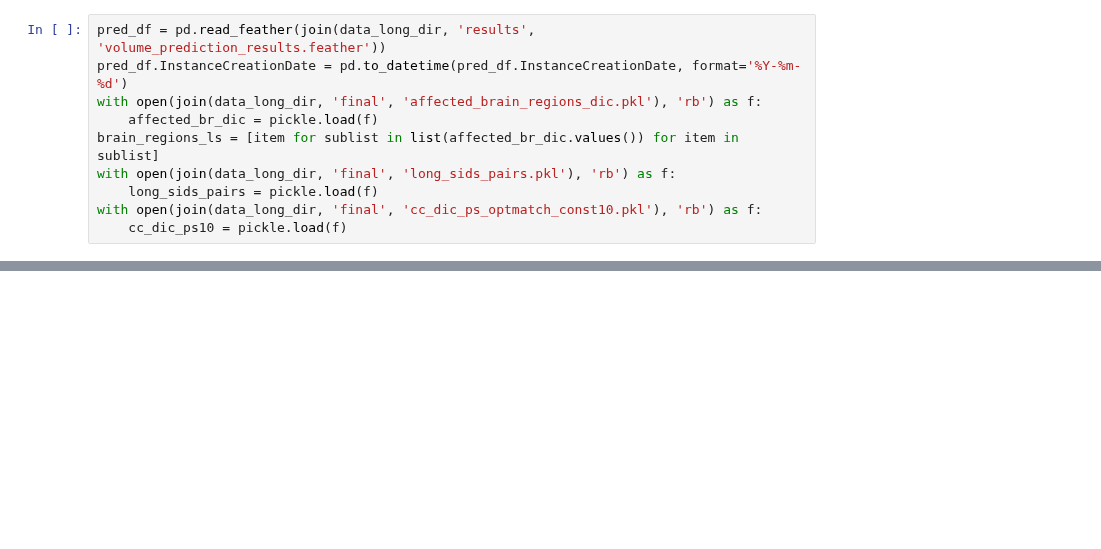
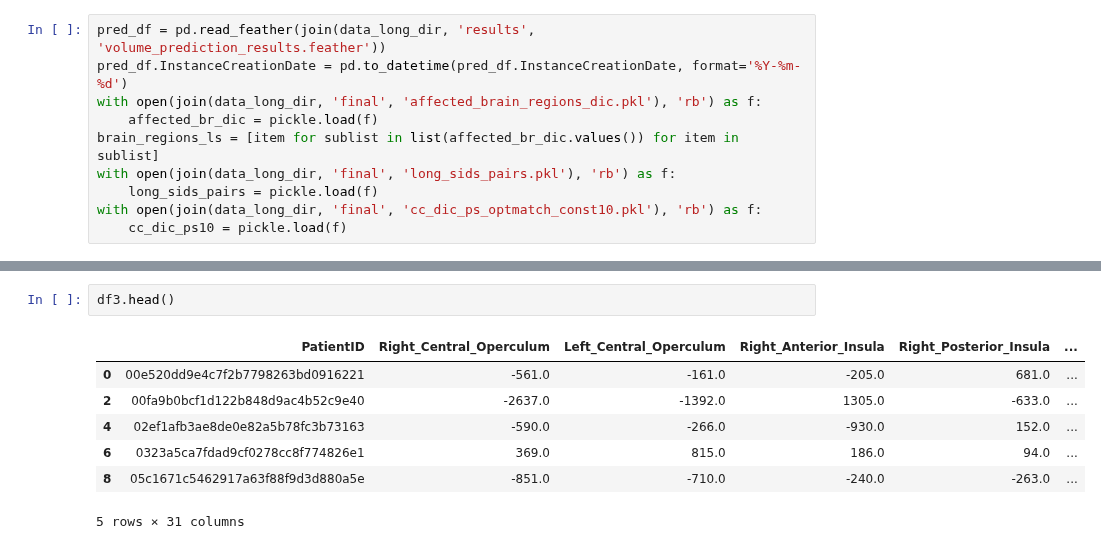
Before and after one commit to Kiril94/Thesis, a Jupyter notebook: cobra/t1_long/run_test.ipynb, the cells around one changed output, grey strips where cells are left out. Drawn from its saved outputs; the diff is of its cells as text; blank space fills up the shorter version.

```diff
--- a/cobra/t1_long/run_test.ipynb
+++ b/cobra/t1_long/run_test.ipynb
@@ -35,0 +76,10 @@ df
+# %%
+df3.head()
+# %% [output]
+|  | PatientID | Right_Central_Operculum | Left_Central_Operculum | Right_Anterior_Insula | Right_Posterior_Insula | ... |
+| 0 | 00e520dd9e4c7f2b7798263bd0916221 | -561.0 | -161.0 | -205.0 | 681.0 | ... |
+| 2 | 00fa9b0bcf1d122b848d9ac4b52c9e40 | -2637.0 | -1392.0 | 1305.0 | -633.0 | ... |
+| 4 | 02ef1afb3ae8de0e82a5b78fc3b73163 | -590.0 | -266.0 | -930.0 | 152.0 | ... |
+| 6 | 0323a5ca7fdad9cf0278cc8f774826e1 | 369.0 | 815.0 | 186.0 | 94.0 | ... |
+| 8 | 05c1671c5462917a63f88f9d3d880a5e | -851.0 | -710.0 | -240.0 | -263.0 | ... |
+5 rows × 31 columns
```
Also changed, not shown: parts of 8 cells of this notebook, 1 other file.
